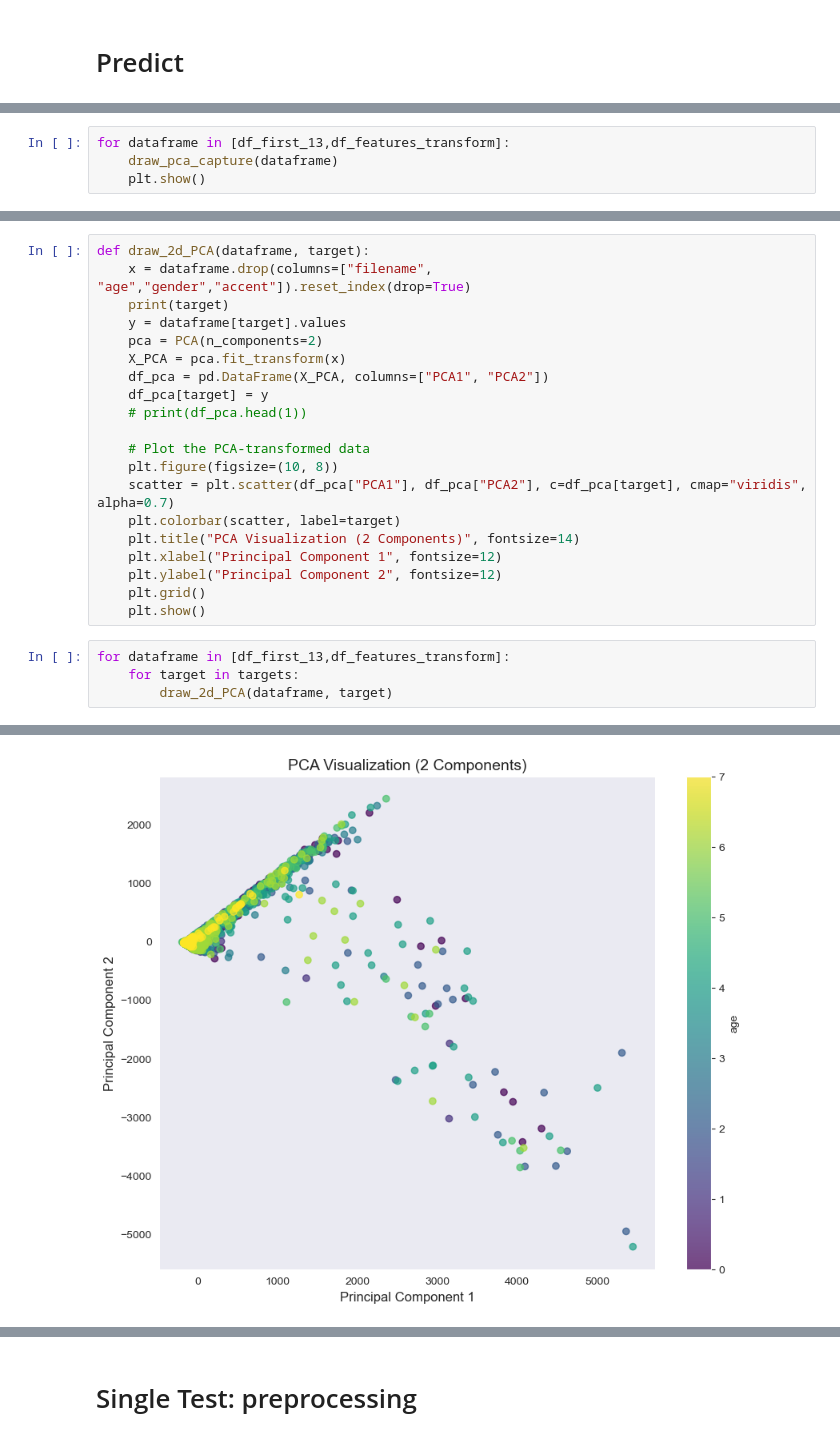
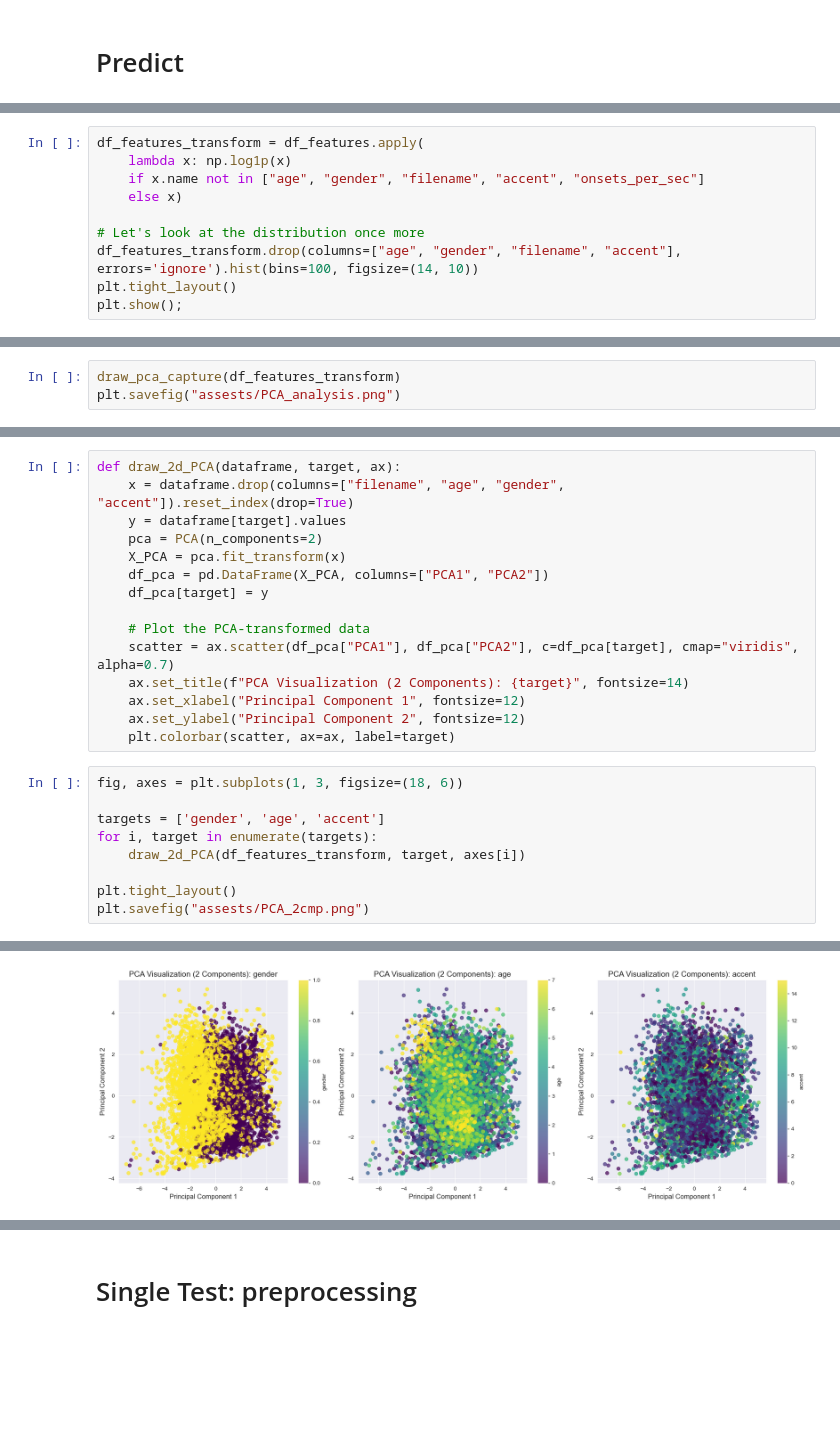
Before and after one commit to shenchris/un2015, a Jupyter notebook: un2015.ipynb, the cells around one changed output, grey strips where cells are left out. Cells and saved outputs as stored; diff of their text form; blank space fills up the shorter version.

Commit message:
image and new pitch extract

```diff
--- a/un2015.ipynb
+++ b/un2015.ipynb
@@ -296,0 +289,10 @@ print(df_first_13.shape)
+# %%
+df_features_transform = df_features.apply(
+    lambda x: np.log1p(x)
+    if x.name not in ["age", "gender", "filename", "accent", "onsets_per_sec"]
+    else x)
+
+# Let's look at the distribution once more
+df_features_transform.drop(columns=["age", "gender", "filename", "accent"], errors='ignore').hist(bins=100, figsize=(14, 10))
+plt.tight_layout()
+plt.show();
@@ -313,7 +353,6 @@ def draw_pca_capture(dataframe):
     plt.xlabel('number of components')
     plt.ylabel('cumulative explained variance')
 # %%
-for dataframe in [df_first_13,df_features_transform]:
-    draw_pca_capture(dataframe)
-    plt.show()
+draw_pca_capture(df_features_transform)
+plt.savefig("assests/PCA_analysis.png")
 # %% [output]
@@ -324,25 +361,25 @@ for dataframe in [df_first_13,df_features_transform]:
 # %%
-def draw_2d_PCA(dataframe, target):
-    x = dataframe.drop(columns=["filename", "age","gender","accent"]).reset_index(drop=True)
-    print(target)
+def draw_2d_PCA(dataframe, target, ax):
+    x = dataframe.drop(columns=["filename", "age", "gender", "accent"]).reset_index(drop=True)
     y = dataframe[target].values
     pca = PCA(n_components=2)
     X_PCA = pca.fit_transform(x)
     df_pca = pd.DataFrame(X_PCA, columns=["PCA1", "PCA2"])
     df_pca[target] = y
-    # print(df_pca.head(1))
 
     # Plot the PCA-transformed data
-    plt.figure(figsize=(10, 8))
-    scatter = plt.scatter(df_pca["PCA1"], df_pca["PCA2"], c=df_pca[target], cmap="viridis", alpha=0.7)
-    plt.colorbar(scatter, label=target)
-    plt.title("PCA Visualization (2 Components)", fontsize=14)
-    plt.xlabel("Principal Component 1", fontsize=12)
-    plt.ylabel("Principal Component 2", fontsize=12)
-    plt.grid()
-    plt.show()
+    scatter = ax.scatter(df_pca["PCA1"], df_pca["PCA2"], c=df_pca[target], cmap="viridis", alpha=0.7)
+    ax.set_title(f"PCA Visualization (2 Components): {target}", fontsize=14)
+    ax.set_xlabel("Principal Component 1", fontsize=12)
+    ax.set_ylabel("Principal Component 2", fontsize=12)
+    plt.colorbar(scatter, ax=ax, label=target)
 # %%
-for dataframe in [df_first_13,df_features_transform]:
-    for target in targets:
-        draw_2d_PCA(dataframe, target)
+fig, axes = plt.subplots(1, 3, figsize=(18, 6))
+
+targets = ['gender', 'age', 'accent']
+for i, target in enumerate(targets):
+    draw_2d_PCA(df_features_transform, target, axes[i])
+
+plt.tight_layout()
+plt.savefig("assests/PCA_2cmp.png")
 # %% [output]
@@ -350 +386 @@ age
-[figure, old version]
+[figure, new version]
```
Also changed, not shown: parts of 58 cells of this notebook, 17 other files.
